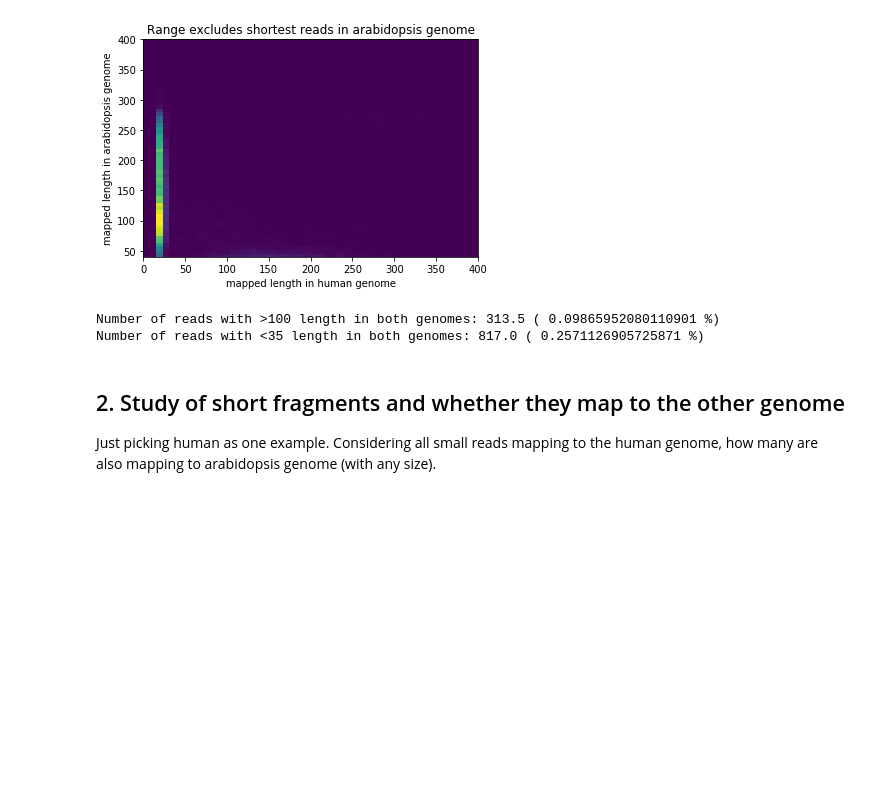
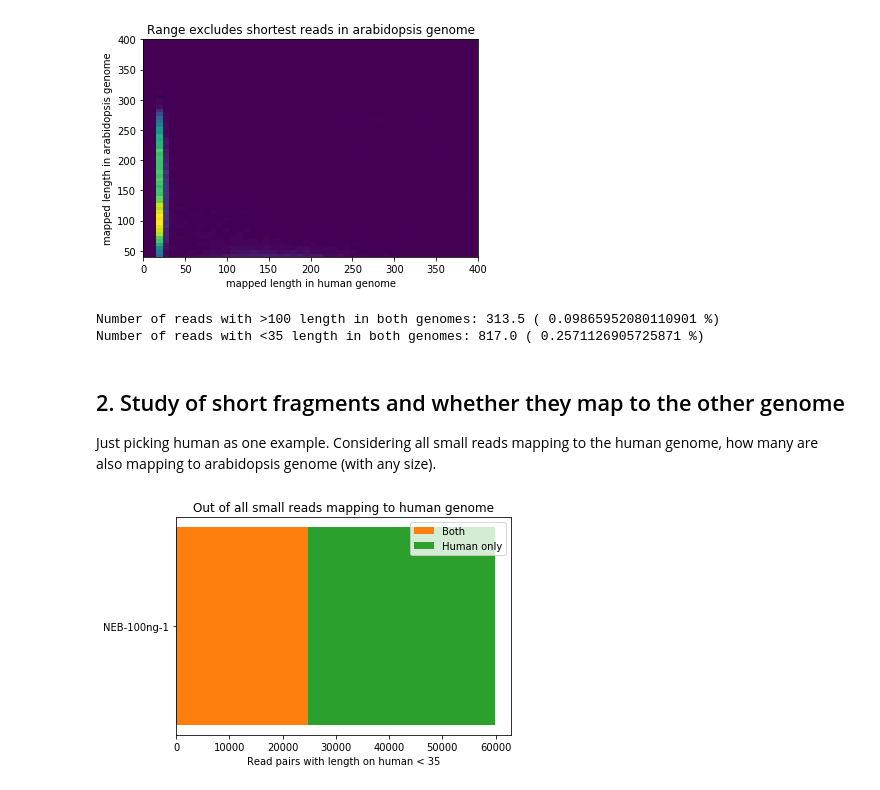
Before and after one commit to fa2k/comparison, a Jupyter notebook: subprojects/human-arabidopsis/h-a-analysis.ipynb, the cells around one changed output. Cells and saved outputs as stored; diff of their text form; code cells hidden in the pictures; blank space fills up the shorter version.

```diff
--- a/subprojects/human-arabidopsis/h-a-analysis.ipynb
+++ b/subprojects/human-arabidopsis/h-a-analysis.ipynb
@@ -20,15 +20,20 @@ import matplotlib.pyplot as plt
 sample = "NEB-100ng-1"
 tags = ['arabidopsis', 'human']
 # %%
-def next_valid_read(it):
+def next_valid_hq_read(it):
     for r in it:
         if r.is_read1 and r.is_proper_pair and r.mapping_quality >= 20 and not r.is_secondary:
             return r
     return None
+def next_valid_any_read(it):
+    for r in it:
+        if r.is_read1 and r.is_proper_pair and not r.is_secondary:
+            return r
+    return None
 # %%
 bams = [pysam.AlignmentFile(f"data/{sample}-{tag}-qsort.bam") for tag in tags]
 iters = [bam.fetch(until_eof=True) for bam in bams]
-current_read = [None, next_valid_read(iters[1])]
+current_read = [None, next_valid_hq_read(iters[1])]
 
 # The list position acts as an index into arrays iters, current_read, etc.
 # It allows to swap around the files and all corresponding values.
@@ -45,13 +50,17 @@ unique = [0, 0]
 both = 0
 
 SMALL_FRAG_THRESH = 35
+SMALL_FRAG_THRESH2 = 30
+
 unique_small = [0, 0]
 mapped_both_and_small = [0, 0]
+unique_small2 = [0, 0]
+mapped_both_and_small2 = [0, 0]
 
 counter = 0
 
 while current_read[1]:
-    current_read[behind_file] = next_valid_read(iters[behind_file])
+    current_read[behind_file] = next_valid_hq_read(iters[behind_file])
     if not current_read[behind_file]:
         break
     elif current_read[behind_file].query_name > current_read[ahead_file].query_name:
@@ -60,6 +69,8 @@ while current_read[1]:
         unique[ahead_file] += 1
         if abs(current_read[ahead_file].tlen) < SMALL_FRAG_THRESH:
             unique_small[ahead_file] += 1
+        if abs(current_read[ahead_file].tlen) < SMALL_FRAG_THRESH2:
+            unique_small2[ahead_file] += 1
         # Then swap the order.
         ahead_file, behind_file = behind_file, ahead_file
     elif current_read[0].query_name == current_read[1].query_name:
@@ -70,18 +81,24 @@ while current_read[1]:
         for i, t in zip([0,1], tlens):
             if t < SMALL_FRAG_THRESH:
                 mapped_both_and_small[i] += 1
-        current_read[ahead_file] = next_valid_read(iters[ahead_file])
+            if t < SMALL_FRAG_THRESH2:
+                mapped_both_and_small2[i] += 1
+        current_read[ahead_file] = next_valid_hq_read(iters[ahead_file])
     else:
         # Our current iterator is still behind. The read we just processed was unique to our file.
         unique[behind_file] += 1
         if abs(current_read[behind_file].tlen) < SMALL_FRAG_THRESH:
             unique_small[behind_file] += 1
+        if abs(current_read[behind_file].tlen) < SMALL_FRAG_THRESH2:
+            unique_small2[behind_file] += 1
     counter += 1
     if counter == 5e6:
         print("Processed", counter, "raw reads")
         break
 # %% [output]
 Processed 5000000 raw reads
+# %%
+c=plt.rcParams['axes.prop_cycle'].by_key()['color']
 # %% [markdown]
 ## Overall read mapping correlations
 # %%
@@ -150,3 +167,12 @@ Number of reads with <35 length in both genomes: 817.0 ( 0.2571126905725871 %)
 ## 2. Study of short fragments and whether they map to the other genome
 
 Just picking human as one example. Considering all small reads mapping to the human genome, how many are also mapping to arabidopsis genome (with any size).
+# %%
+plt.barh([sample], [mapped_both_and_small[1]], color=c[1], label="Both")
+plt.barh([sample], [unique_small[1]], left=[mapped_both_and_smallReducing[1]], color=c[2], label="Human only")
+plt.xlabel("Read pairs with length on human < {}".format(SMALL_FRAG_THRESH))
+plt.title("Out of all small reads mapping to human genome")
+plt.legend()
+plt.show()
+# %% [output]
+[figure, added]
```
Also changed, not shown: parts of 11 cells of this notebook.
